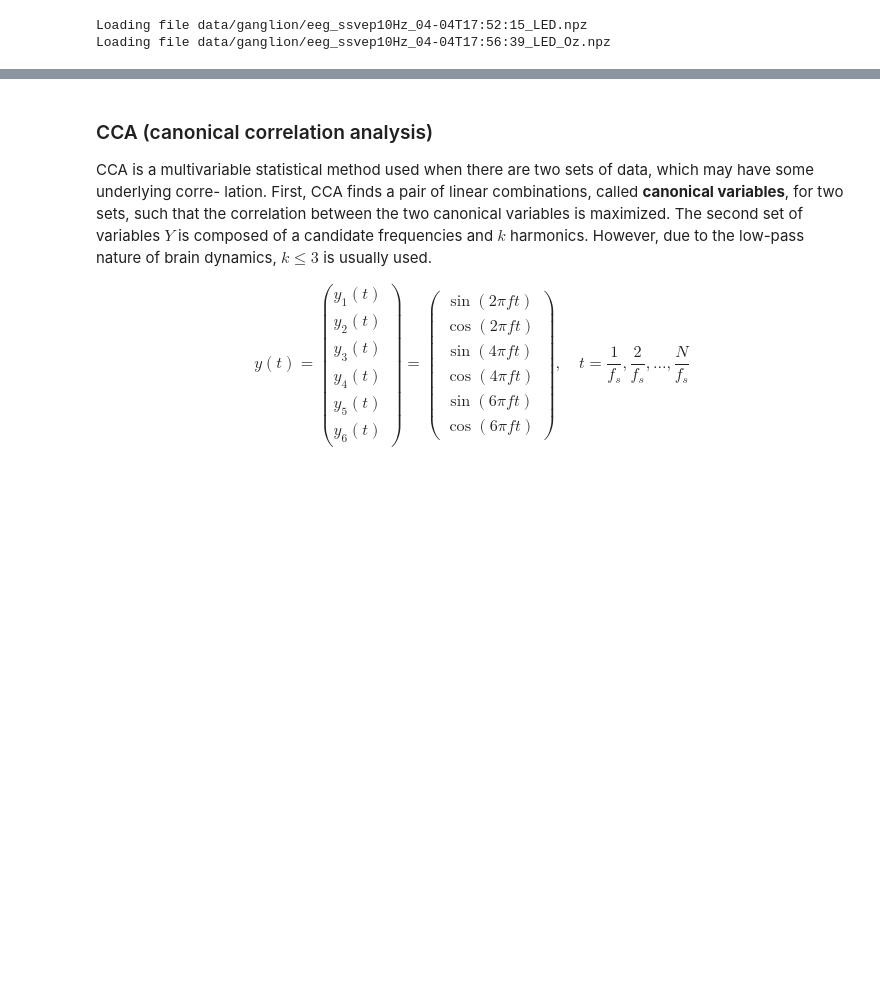
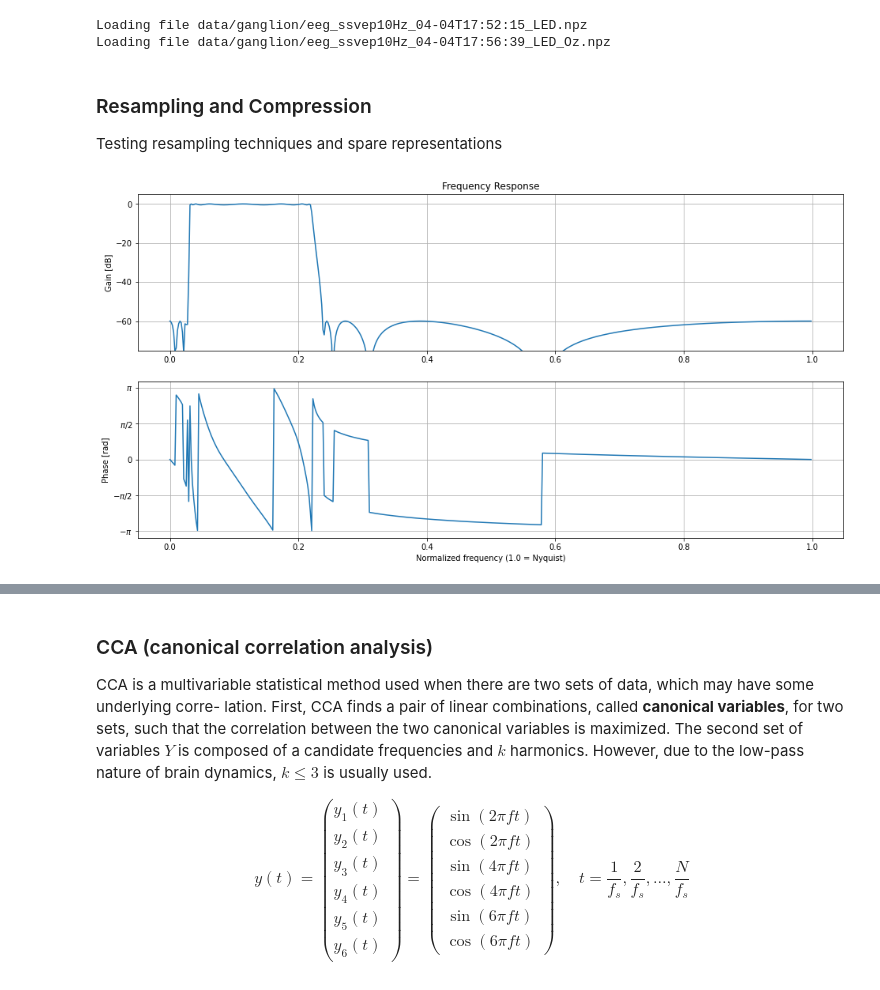
Before and after one commit to JamesTev/EEG-decoding, a Jupyter notebook: EEG-Analysis.ipynb, the cells around one changed output, grey strips where cells are left out. Saved outputs shown, nothing was run; the diff lists cells and outputs as text; code cells hidden in the pictures; blank space fills up the shorter version.

```diff
--- a/EEG-Analysis.ipynb
+++ b/EEG-Analysis.ipynb
@@ -25,3 +25,43 @@ for filename in all_files:
 # %% [output]
 Loading file data/ganglion/eeg_ssvep10Hz_04-04T17:52:15_LED.npz
 Loading file data/ganglion/eeg_ssvep10Hz_04-04T17:56:39_LED_Oz.npz
+# %% [markdown]
+### Resampling and Compression
+
+Testing resampling techniques and spare representations
+# %%
+from scipy import signal
+
+fs = 256
+filt_ord = 8
+pb_rip = 0.5
+sb_atten = 60
+
+fc_lo = 4 # pass band lower freq
+fc_hi = 28 # pass band upp freq
+wc_lo = fc_lo/(fs*0.5)
+wc_hi = fc_hi/(fs*0.5)
+
+
+sos = signal.ellip(filt_ord, pb_rip, sb_atten, (wc_lo, wc_hi), btype='bandpass', output='sos')
+w, h = signal.sosfreqz(sos, worN=512)
+
+plt.figure(figsize=(16,8))
+plt.subplot(2, 1, 1)
+db = 20*np.log10(np.maximum(np.abs(h), 1e-5))
+plt.plot(w/np.pi, db)
+plt.ylim(-75, 5)
+plt.grid(True)
+plt.yticks([0, -20, -40, -60])
+plt.ylabel('Gain [dB]')
+plt.title('Frequency Response')
+plt.subplot(2, 1, 2)
+plt.plot(w/np.pi, np.angle(h))
+plt.grid(True)
+plt.yticks([-np.pi, -0.5*np.pi, 0, 0.5*np.pi, np.pi],
+           [r'$-\pi$', r'$-\pi/2$', '0', r'$\pi/2$', r'$\pi$'])
+plt.ylabel('Phase [rad]')
+plt.xlabel('Normalized frequency (1.0 = Nyquist)')
+plt.show()
+# %% [output]
+[figure, added]
```
Also changed, not shown: parts of 17 cells of this notebook, 14 other files.
